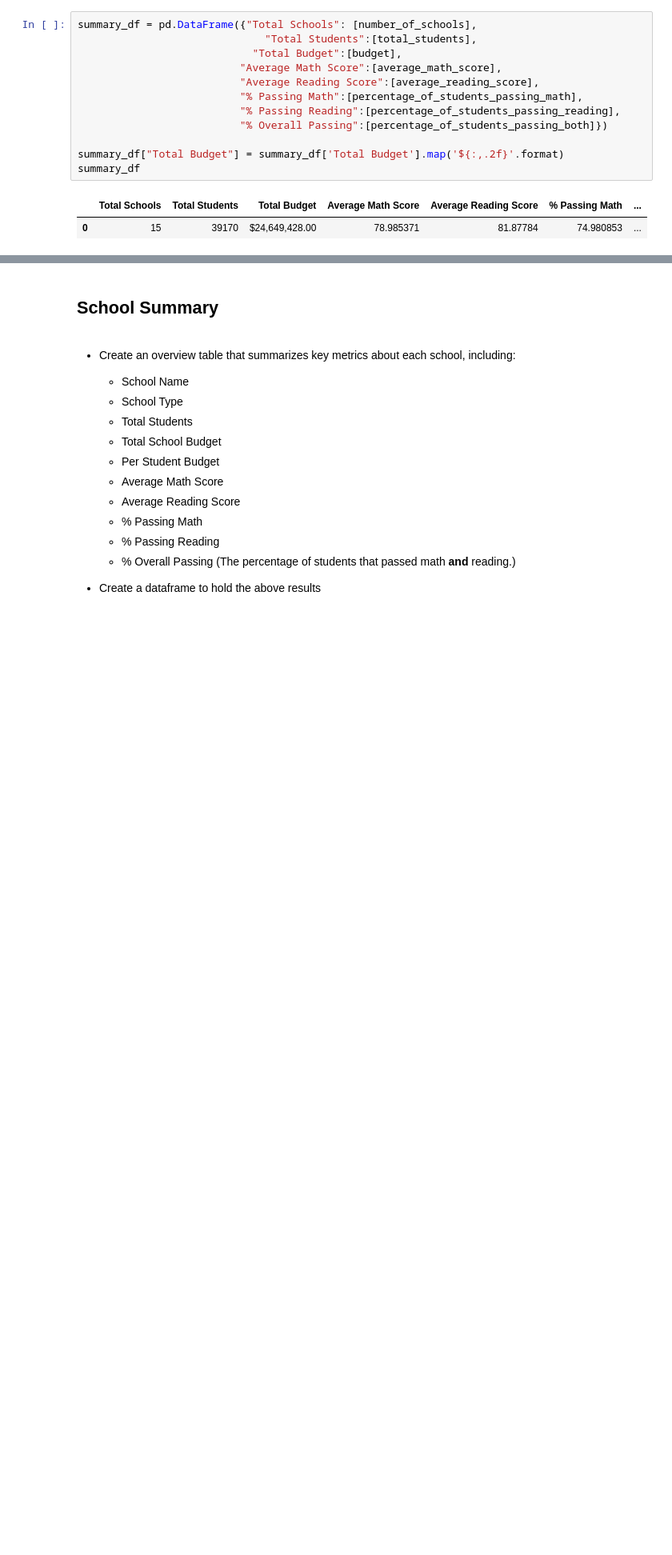
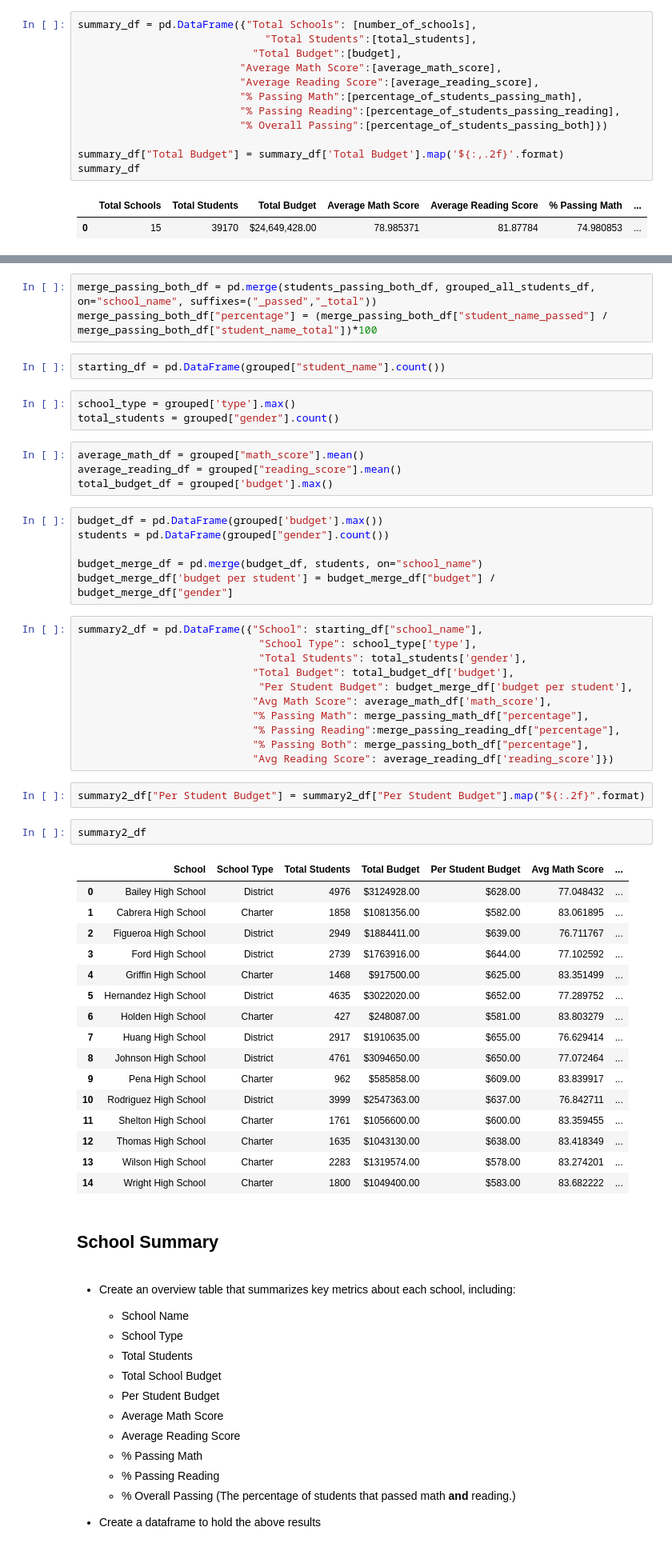
Before and after one commit to firedynasty/pandas-challenge, a Jupyter notebook: PyCitySchools_starter.ipynb, the cells around one changed output, grey strips where cells are left out. Shown at 80% size. Saved outputs shown, nothing was run; the diff lists cells and outputs as text; blank space fills up the shorter version.

```diff
--- a/PyCitySchools_starter.ipynb
+++ b/PyCitySchools_starter.ipynb
@@ -142,3 +199,53 @@ school_data_complete.group
+# %%
+merge_passing_both_df = pd.merge(students_passing_both_df, grouped_all_students_df, on="school_name", suffixes=("_passed","_total"))
+merge_passing_both_df["percentage"] = (merge_passing_both_df["student_name_passed"] / merge_passing_both_df["student_name_total"])*100
+# %%
+starting_df = pd.DataFrame(grouped["student_name"].count())
+# %%
+school_type = grouped['type'].max()
+total_students = grouped["gender"].count()
+# %%
+average_math_df = grouped["math_score"].mean()
+average_reading_df = grouped["reading_score"].mean()
+total_budget_df = grouped['budget'].max()
+# %%
+budget_df = pd.DataFrame(grouped['budget'].max())
+students = pd.DataFrame(grouped["gender"].count())
+
+budget_merge_df = pd.merge(budget_df, students, on="school_name")
+budget_merge_df['budget per student'] = budget_merge_df["budget"] / budget_merge_df["gender"]
+# %%
+summary2_df = pd.DataFrame({"School": starting_df["school_name"],
+							 "School Type": school_type['type'],
+							 "Total Students": total_students['gender'],
+                            "Total Budget": total_budget_df['budget'],
+                             "Per Student Budget": budget_merge_df['budget per student'],
+                            "Avg Math Score": average_math_df['math_score'],
+                            "% Passing Math": merge_passing_math_df["percentage"],
+                            "% Passing Reading":merge_passing_reading_df["percentage"],
+                            "% Passing Both": merge_passing_both_df["percentage"],
+                            "Avg Reading Score": average_reading_df['reading_score']})
+# %%
+summary2_df["Per Student Budget"] = summary2_df["Per Student Budget"].map("${:.2f}".format)
+# %%
+summary2_df
+# %% [output]
+|  | School | School Type | Total Students | Total Budget | Per Student Budget | Avg Math Score | ... |
+| 0 | Bailey High School | District | 4976 | $3124928.00 | $628.00 | 77.048432 | ... |
+| 1 | Cabrera High School | Charter | 1858 | $1081356.00 | $582.00 | 83.061895 | ... |
+| 2 | Figueroa High School | District | 2949 | $1884411.00 | $639.00 | 76.711767 | ... |
+| 3 | Ford High School | District | 2739 | $1763916.00 | $644.00 | 77.102592 | ... |
+| 4 | Griffin High School | Charter | 1468 | $917500.00 | $625.00 | 83.351499 | ... |
+| 5 | Hernandez High School | District | 4635 | $3022020.00 | $652.00 | 77.289752 | ... |
+| 6 | Holden High School | Charter | 427 | $248087.00 | $581.00 | 83.803279 | ... |
+| 7 | Huang High School | District | 2917 | $1910635.00 | $655.00 | 76.629414 | ... |
+| 8 | Johnson High School | District | 4761 | $3094650.00 | $650.00 | 77.072464 | ... |
+| 9 | Pena High School | Charter | 962 | $585858.00 | $609.00 | 83.839917 | ... |
+| 10 | Rodriguez High School | District | 3999 | $2547363.00 | $637.00 | 76.842711 | ... |
+| 11 | Shelton High School | Charter | 1761 | $1056600.00 | $600.00 | 83.359455 | ... |
+| 12 | Thomas High School | Charter | 1635 | $1043130.00 | $638.00 | 83.418349 | ... |
+| 13 | Wilson High School | Charter | 2283 | $1319574.00 | $578.00 | 83.274201 | ... |
+| 14 | Wright High School | Charter | 1800 | $1049400.00 | $583.00 | 83.682222 | ... |
 # %% [markdown]
 ## School Summary
 # %% [markdown]
```
Also changed, not shown: parts of 12 cells of this notebook.
